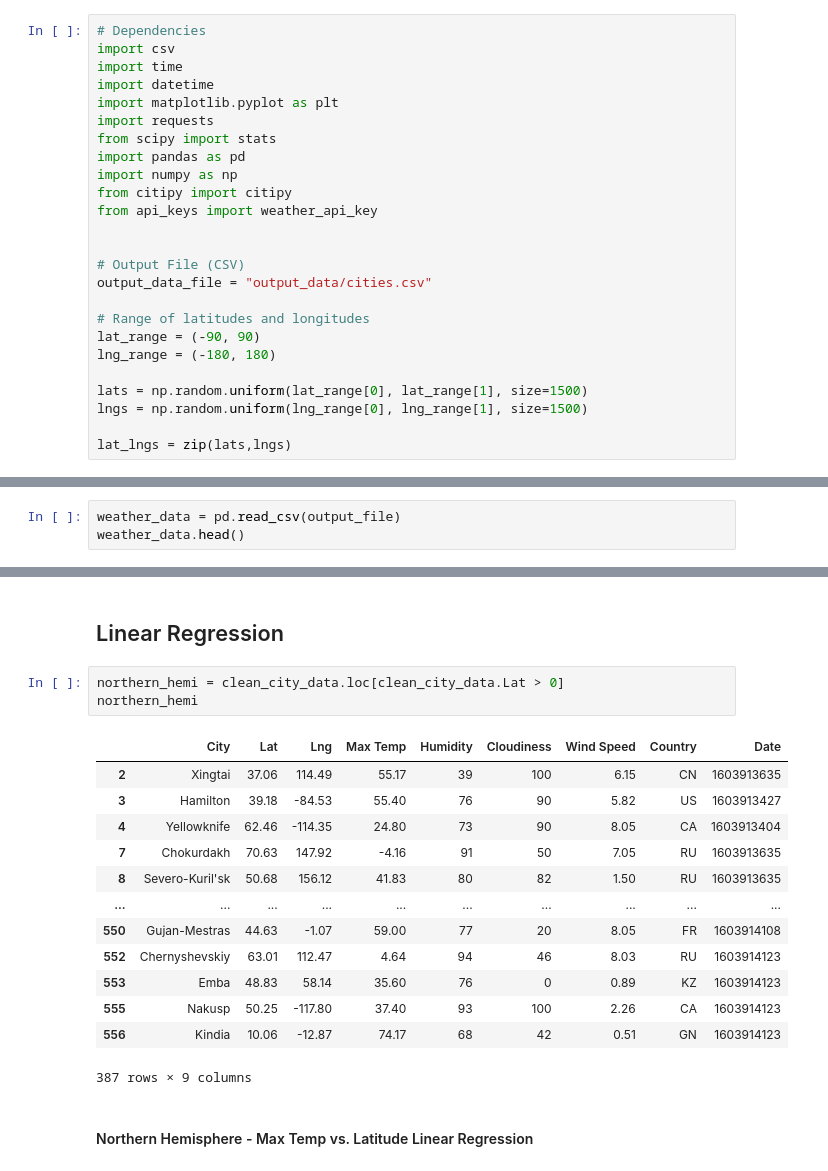
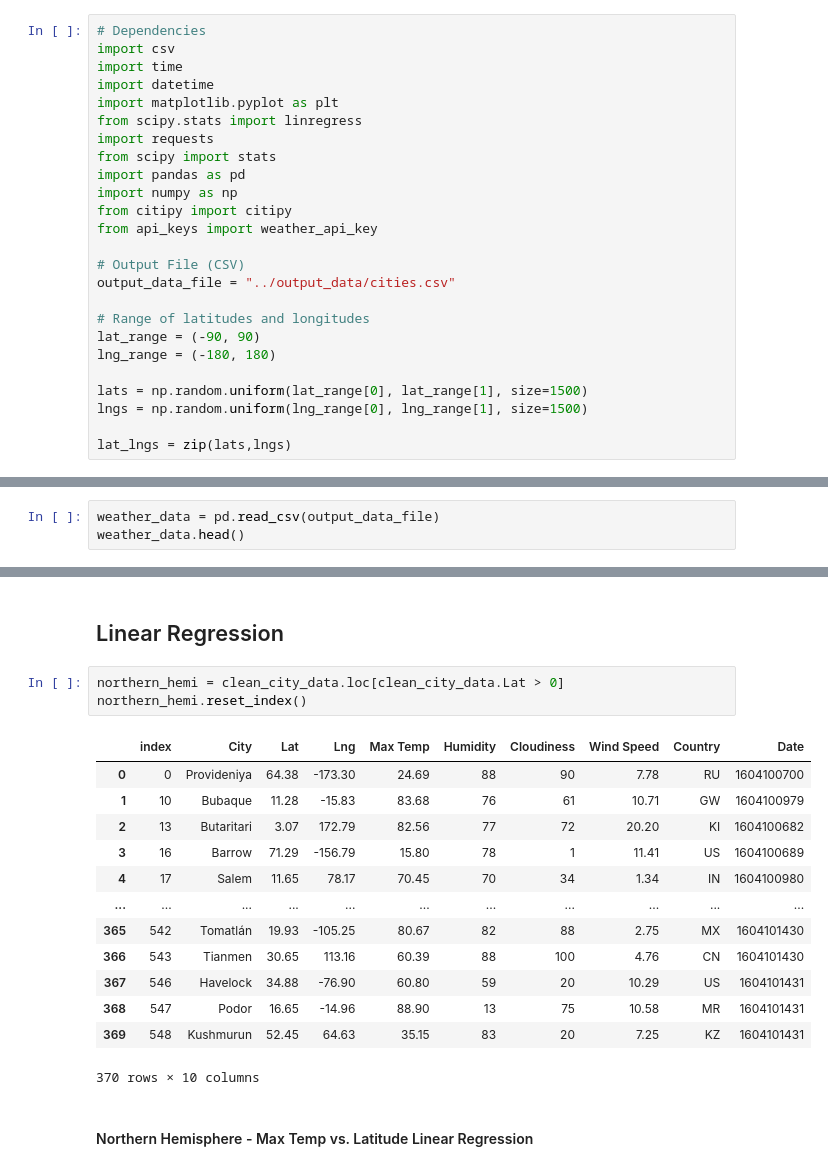
Before and after one commit to kdevanath/Python-API-Challenge, a Jupyter notebook: Weather/WeatherPy.ipynb, the cells around one changed output, grey strips where cells are left out. Cells and saved outputs as stored; diff of their text form.

```diff
--- a/Weather/WeatherPy.ipynb
+++ b/Weather/WeatherPy.ipynb
@@ -10,6 +10,7 @@ import csv
 import time
 import datetime
 import matplotlib.pyplot as plt
+from scipy.stats import linregress
 import requests
 from scipy import stats
 import pandas as pd
@@ -17,9 +18,8 @@ import numpy as np
 from citipy import citipy
 from api_keys import weather_api_key
 
-
 # Output File (CSV)
-output_data_file = "output_data/cities.csv"
+output_data_file = "../output_data/cities.csv"
 
 # Range of latitudes and longitudes
 lat_range = (-90, 90)
@@ -111,7 +106,7 @@ No data for city {city}
 * Export the city data into a .csv.
 * Display the DataFrame
 # %%
-weather_data = pd.read_csv(output_file)
+weather_data = pd.read_csv(output_data_file)
 weather_data.head()
 # %% [output]
 |  | City | Lat | Lng | Max Temp | Humidity | Cloudiness | Wind Speed | Country | Date |
@@ -217,20 +239,20 @@ ax.grid()
 ## Linear Regression
 # %%
 northern_hemi = clean_city_data.loc[clean_city_data.Lat > 0]
-northern_hemi
+northern_hemi.reset_index()
 # %% [output]
-|  | City | Lat | Lng | Max Temp | Humidity | Cloudiness | Wind Speed | Country | Date |
-| 2 | Xingtai | 37.06 | 114.49 | 55.17 | 39 | 100 | 6.15 | CN | 1603913635 |
-| 3 | Hamilton | 39.18 | -84.53 | 55.40 | 76 | 90 | 5.82 | US | 1603913427 |
-| 4 | Yellowknife | 62.46 | -114.35 | 24.80 | 73 | 90 | 8.05 | CA | 1603913404 |
-| 7 | Chokurdakh | 70.63 | 147.92 | -4.16 | 91 | 50 | 7.05 | RU | 1603913635 |
-| 8 | Severo-Kuril'sk | 50.68 | 156.12 | 41.83 | 80 | 82 | 1.50 | RU | 1603913635 |
-| ... | ... | ... | ... | ... | ... | ... | ... | ... | ... |
-| 550 | Gujan-Mestras | 44.63 | -1.07 | 59.00 | 77 | 20 | 8.05 | FR | 1603914108 |
-| 552 | Chernyshevskiy | 63.01 | 112.47 | 4.64 | 94 | 46 | 8.03 | RU | 1603914123 |
-| 553 | Emba | 48.83 | 58.14 | 35.60 | 76 | 0 | 0.89 | KZ | 1603914123 |
-| 555 | Nakusp | 50.25 | -117.80 | 37.40 | 93 | 100 | 2.26 | CA | 1603914123 |
-| 556 | Kindia | 10.06 | -12.87 | 74.17 | 68 | 42 | 0.51 | GN | 1603914123 |
+|  | index | City | Lat | Lng | Max Temp | Humidity | Cloudiness | Wind Speed | Country | Date |
+| 0 | 0 | Provideniya | 64.38 | -173.30 | 24.69 | 88 | 90 | 7.78 | RU | 1604100700 |
+| 1 | 10 | Bubaque | 11.28 | -15.83 | 83.68 | 76 | 61 | 10.71 | GW | 1604100979 |
+| 2 | 13 | Butaritari | 3.07 | 172.79 | 82.56 | 77 | 72 | 20.20 | KI | 1604100682 |
+| 3 | 16 | Barrow | 71.29 | -156.79 | 15.80 | 78 | 1 | 11.41 | US | 1604100689 |
+| 4 | 17 | Salem | 11.65 | 78.17 | 70.45 | 70 | 34 | 1.34 | IN | 1604100980 |
+| ... | ... | ... | ... | ... | ... | ... | ... | ... | ... | ... |
+| 365 | 542 | Tomatlán | 19.93 | -105.25 | 80.67 | 82 | 88 | 2.75 | MX | 1604101430 |
+| 366 | 543 | Tianmen | 30.65 | 113.16 | 60.39 | 88 | 100 | 4.76 | CN | 1604101430 |
+| 367 | 546 | Havelock | 34.88 | -76.90 | 60.80 | 59 | 20 | 10.29 | US | 1604101431 |
+| 368 | 547 | Podor | 16.65 | -14.96 | 88.90 | 13 | 75 | 10.58 | MR | 1604101431 |
+| 369 | 548 | Kushmurun | 52.45 | 64.63 | 35.15 | 83 | 20 | 7.25 | KZ | 1604101431 |
-387 rows × 9 columns
+370 rows × 10 columns
 # %% [markdown]
 ####  Northern Hemisphere - Max Temp vs. Latitude Linear Regression
```
Also changed, not shown: parts of 29 cells of this notebook, 8 other files.
